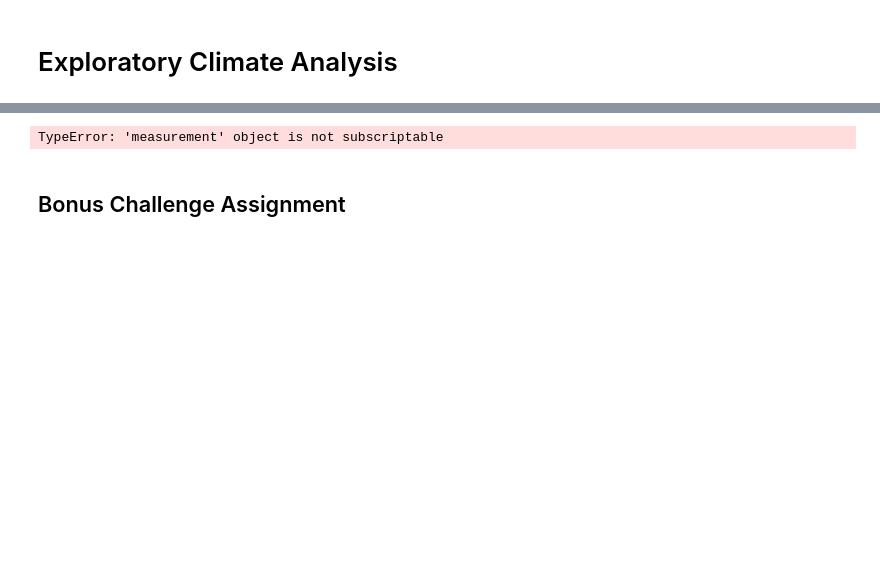
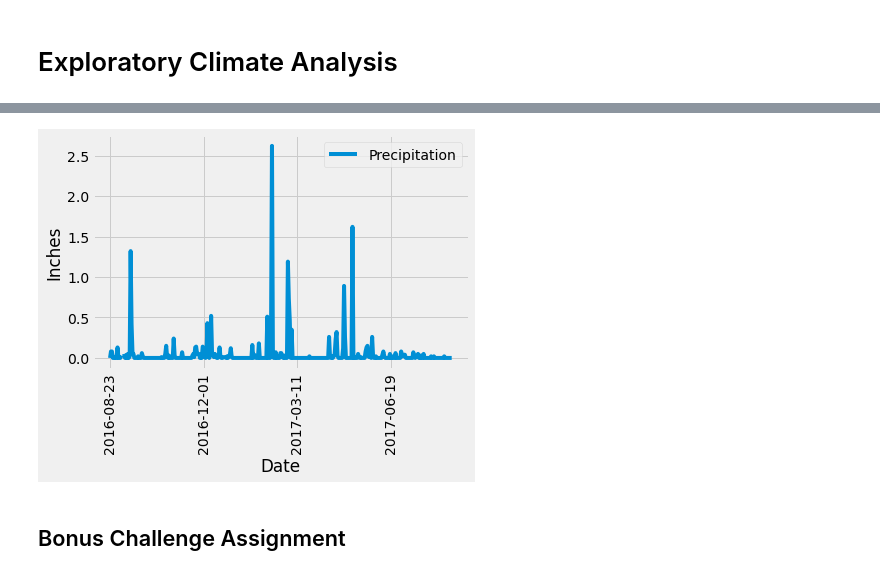
Before and after one commit to BNY-Lemon/sqlalchemy-challenge, a Jupyter notebook: climate_starter.ipynb, the cells around one changed output, grey strips where cells are left out. Cells and saved outputs as stored; diff of their text form; code cells hidden in the pictures; blank space fills up the shorter version.

Commit message:
Finished precipitation queries using measurement dataset.

```diff
--- a/climate_starter.ipynb
+++ b/climate_starter.ipynb
@@ -75,16 +75,25 @@ date_query.__dict__
 # %%
 # Design a query to retrieve the last 12 months of precipitation data and plot the results
 # Calculate the date 1 year ago from the last data point in the database
-# Perform a query to retrieve the data and precipitation scores
 date = dt.date(2017,8,23) - dt.timedelta(days=365)
-
-# Save the query results as a Pandas DataFrame and set the index to the date column
-
-# Sort the dataframe by date
-
-# Use Pandas Plotting with Matplotlib to plot the data
+prcp = session.query(Measurement.date, Measurement.prcp).filter(Measurement.date >= date).group_by(Measurement.date).all()
-# %% [output]
-TypeError: 'measurement' object is not subscriptable
+# %%
+# Perform a query to retrieve the data and precipitation scores
+# Save the query results as a Pandas DataFrame and set the index to the date column
+prcp_df = pd.DataFrame(prcp)
+prcp_df = prcp_df.rename(columns={"date":"Date", "prcp": "Precipitation"}).set_index("Date")
+
+
+# Sort the dataframe by date
+prcp_df = prcp_df.sort_values("Date")
+
+# Use Pandas Plotting with Matplotlib to plot the data
+prcp_df.plot(rot=90)
+plt.xlabel("Date")
+plt.ylabel("Inches")
+plt.show()
+# %% [output]
+[figure, added]
 # %%
 # Use Pandas to calcualte the summary statistics for the precipitation data
 # %%
```
Also changed, not shown: parts of 4 cells of this notebook.
